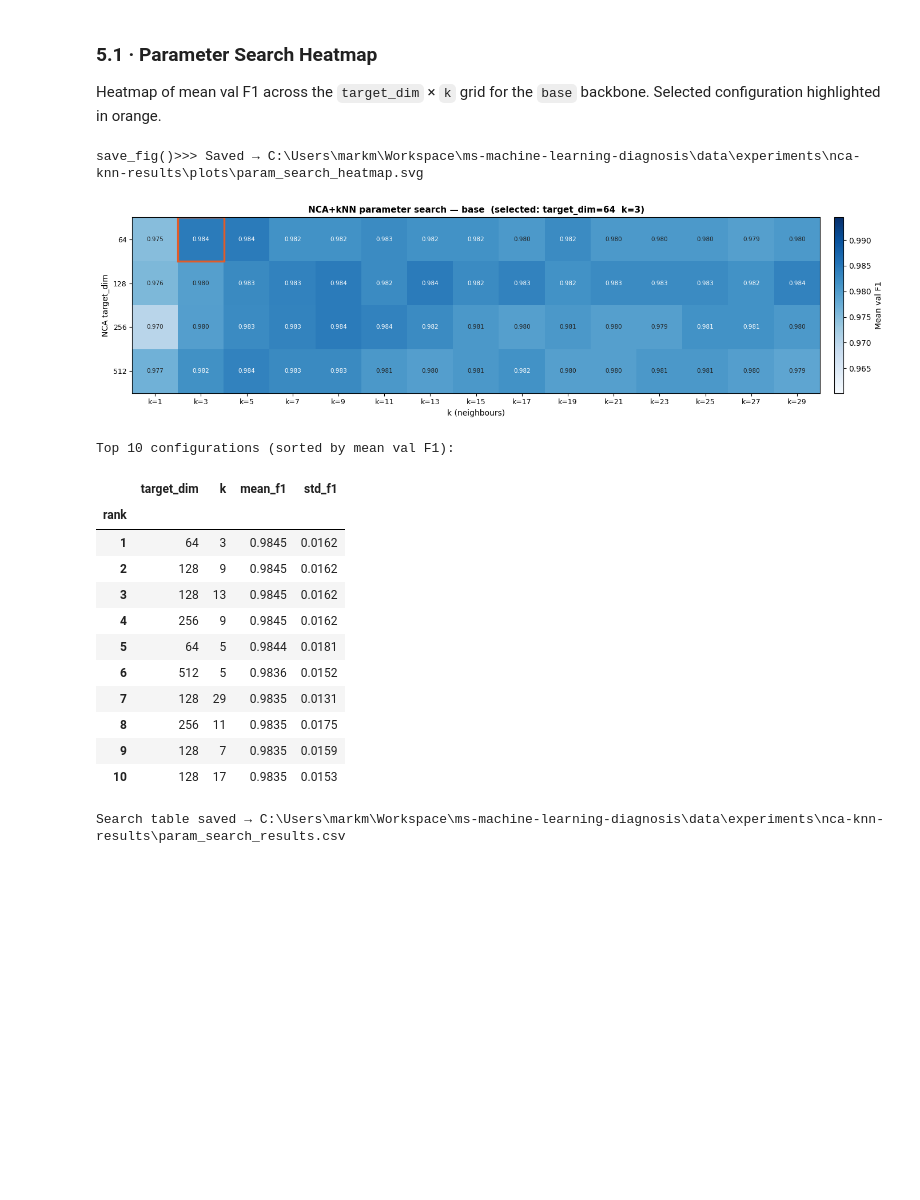
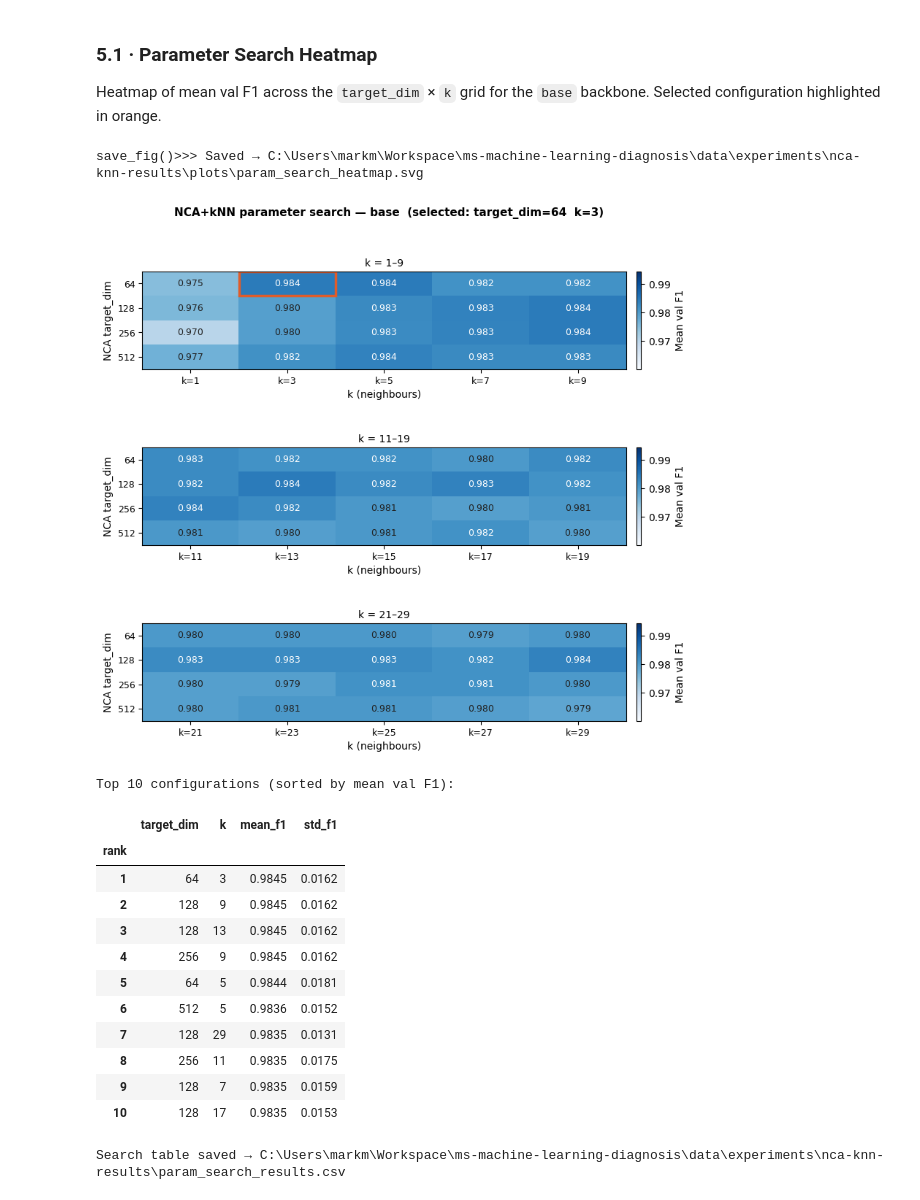
Before and after one commit to Mark-McNaught/ms-machine-learning-diagnosis, a Jupyter notebook: src/experiments/nca-knn-eval.ipynb, the cells around one changed output. Drawn from its saved outputs; the diff is of its cells as text; code cells hidden in the pictures; blank space fills up the shorter version.

Commit message:
Updated visuals for kNN plot

```diff
--- a/src/experiments/nca-knn-eval.ipynb
+++ b/src/experiments/nca-knn-eval.ipynb
@@ -262,9 +262,8 @@ else:
     print(f"{'='*65}")
 
     model = models.get_model(architecture=SEARCH_BACKBONE, head=WINNING_HEAD)
-    model = utils.load_weights(
-        model, utils.weights_path_for(WEIGHTS_DIR, SEARCH_BACKBONE, 0), device=device
-    )
+    # Uses fold 0 weights (fold 0 for 0 indexed, fold 1 for 1 indexed) as had best performance in arch-eval
+    model = utils.load_weights( model, utils.weights_path_for(WEIGHTS_DIR, SEARCH_BACKBONE, 0), device=device)
     model.eval()
 
     all_loader = data.get_test_loader(
@@ -363,60 +362,81 @@ if not all_search_results:
         if not sub.empty:
             all_search_results[SEARCH_BACKBONE] = sub[["target_dim", "k", "mean_f1", "std_f1"]]
 
 if SEARCH_BACKBONE not in all_search_results:
     print("No search results yet — run Section 5 first.")
 else:
     df_b          = all_search_results[SEARCH_BACKBONE]
     td_opt, k_opt = optimal_params.get(SEARCH_BACKBONE, (None, None))
     pivot         = df_b.pivot(index="target_dim", columns="k", values="mean_f1")
 
-    fig, ax = plt.subplots(figsize=(14, 4))
-    im = ax.imshow(pivot.values, aspect="auto", cmap="Blues",
-                   vmin=pivot.values.min() - 0.01,
-                   vmax=pivot.values.max() + 0.01)
-    ax.set_xticks(range(len(pivot.columns)))
-    ax.set_xticklabels([f"k={k}" for k in pivot.columns], fontsize=9)
-    ax.set_yticks(range(len(pivot.index)))
-    ax.set_yticklabels([f"{d}" for d in pivot.index], fontsize=9)
-    ax.set_xlabel("k (neighbours)", fontsize=10)
-    ax.set_ylabel("NCA target_dim", fontsize=10)
-    for i in range(len(pivot.index)):
-        for j in range(len(pivot.columns)):
-            val = pivot.values[i, j]
-            ax.text(j, i, f"{val:.3f}", ha="center", va="center", fontsize=7.5,
-                    color="white" if val > pivot.values.mean() else "#222")
-    if td_opt is not None and k_opt is not None:
-        sel_row = list(pivot.index).index(td_opt)
-        sel_col = list(pivot.columns).index(k_opt)
-        ax.add_patch(plt.Rectangle(
-            (sel_col - 0.5, sel_row - 0.5), 1, 1,
-            fill=False, edgecolor="#E05C2A", linewidth=2.5
-        ))
-    ax.set_title(
+    all_k  = list(pivot.columns)
+    n      = len(all_k)
+    third  = n // 3
+    k_splits = [all_k[:third], all_k[third:2*third], all_k[2*third:]]
+
+    vmin = pivot.values.min() - 0.01
+    vmax = pivot.values.max() + 0.01
+
+    fig, axes = plt.subplots(3, 1, figsize=(9, 8),
+                             gridspec_kw={"hspace": 0.8})
+    fig.suptitle(
         f"NCA+kNN parameter search — {SEARCH_BACKBONE}  "
         f"(selected: target_dim={td_opt}  k={k_opt})",
-        fontsize=11, fontweight="bold"
+        fontsize=11, fontweight="bold", y=0.99
     )
-    plt.colorbar(im, ax=ax, label="Mean val F1", fraction=0.025, pad=0.02)
-    plt.tight_layout()
+
+    for ax, k_cols in zip(axes, k_splits):
+        subtitle = f"k = {k_cols[0]}–{k_cols[-1]}"
+        sub = pivot[k_cols]
+        im  = ax.imshow(sub.values, aspect="auto", cmap="Blues",
+                        vmin=vmin, vmax=vmax)
+
+        ax.set_xticks(range(len(k_cols)))
+        ax.set_xticklabels([f"k={k}" for k in k_cols], fontsize=9)
+        ax.set_yticks(range(len(pivot.index)))
+        ax.set_yticklabels([str(d) for d in pivot.index], fontsize=9)
+        ax.set_xlabel("k (neighbours)", fontsize=10)
+        ax.set_ylabel("NCA target_dim", fontsize=10)
+        ax.set_title(subtitle, fontsize=10, pad=5)
+
+        for i in range(len(pivot.index)):
+            for j, k_val in enumerate(k_cols):
+                val = pivot.loc[pivot.index[i], k_val]
+                ax.text(j, i, f"{val:.3f}", ha="center", va="center",
+                        fontsize=9,
+                        color="white" if val > pivot.values.mean() else "#222")
+
+        if td_opt is not None and k_opt in k_cols:
+            sel_row = list(pivot.index).index(td_opt)
+            sel_col = k_cols.index(k_opt)
+            ax.add_patch(plt.Rectangle(
+                (sel_col - 0.5, sel_row - 0.5), 1, 1,
+                fill=False, edgecolor="#E05C2A", linewidth=2.5
+            ))
+
+        fig.colorbar(im, ax=ax, label="Mean val F1",
+                     fraction=0.03, pad=0.02)
+
+    plt.savefig(str(PLOTS_DIR / "param_search_heatmap.svg"),
+                format="svg", bbox_inches="tight")
     utils.save_fig(fig, PLOTS_DIR, "param_search_heatmap", formats=("svg",))
     plt.show()
 
     # ── Top 10 configurations table ──────────────────────────────────────
     print("\nTop 10 configurations (sorted by mean val F1):\n")
     df_top10 = (
         df_b
         .sort_values(["mean_f1", "target_dim"], ascending=[False, True])
         .head(10)
         .round(4)
         .reset_index(drop=True)
     )
     df_top10.index += 1
     df_top10.index.name = "rank"
     display(df_top10)
 # %% [output]
 save_fig()>>> Saved → C:\Users\markm\Workspace\ms-machine-learning-diagnosis\data\experiments\nca-knn-results\plots\param_search_heatmap.svg
-[figure, old version]
+[figure, new version]
 Top 10 configurations (sorted by mean val F1):
 |  | target_dim | k | mean_f1 | std_f1 |
 | rank |  |  |  |  |
```
Also changed, not shown: 1 other file.
